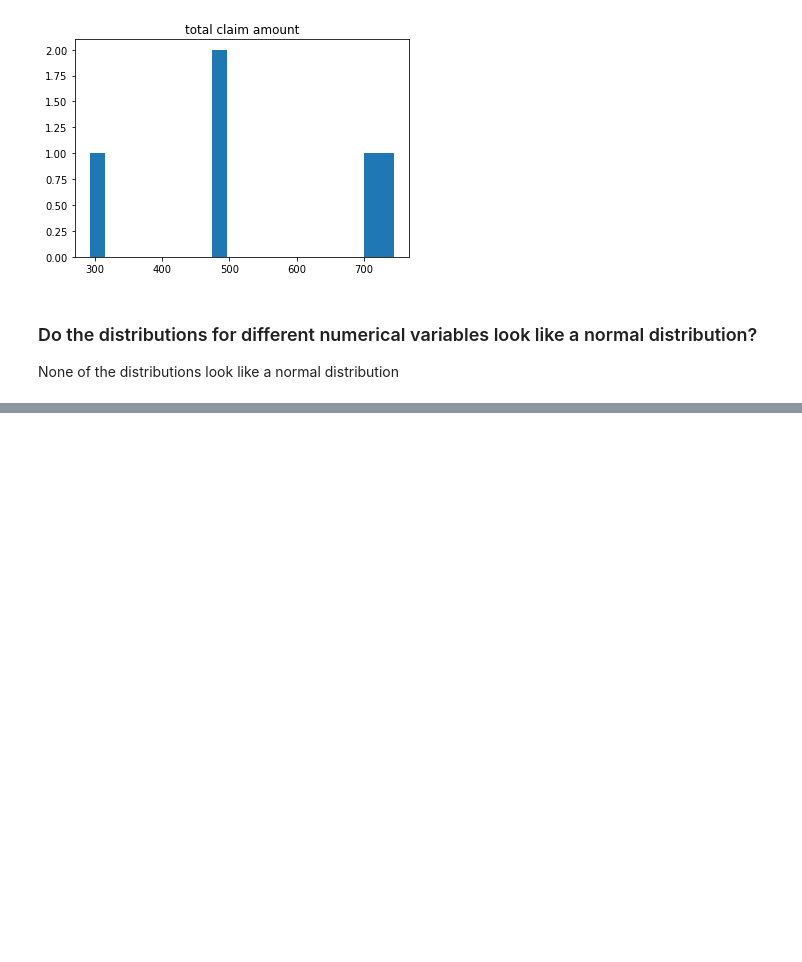
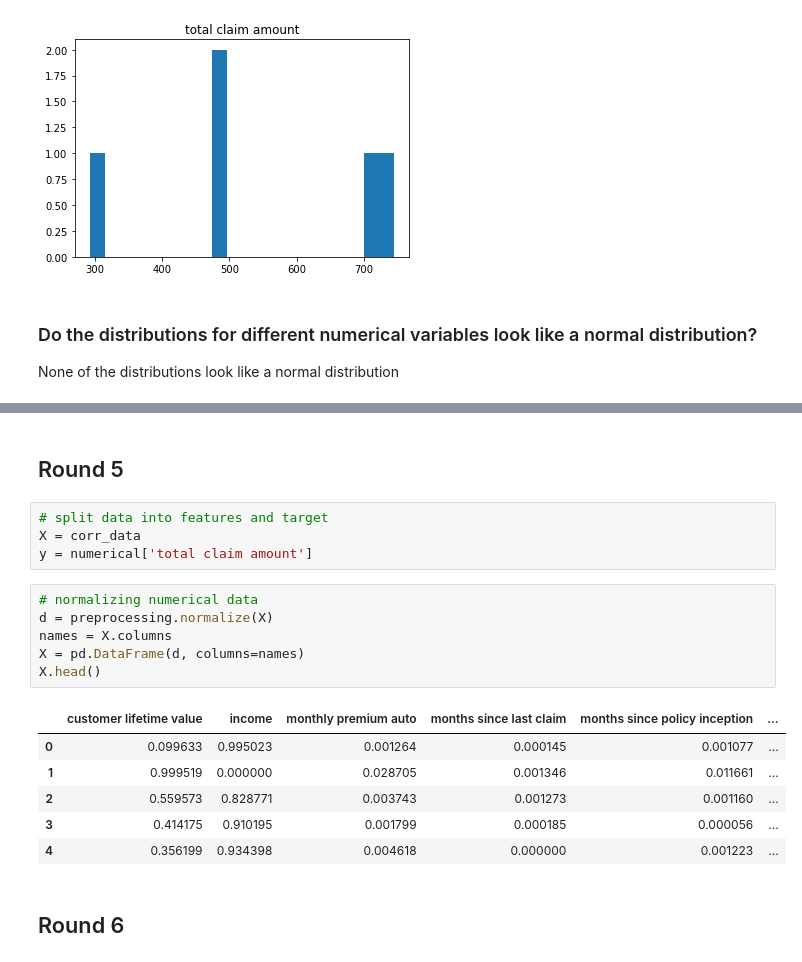
Before and after one commit to missadesola/lab-customer-analysis-round-2, a Jupyter notebook: files_for_lab/csv_files/Customer Analysis Round 2.ipynb, the cells around one changed output, grey strips where cells are left out. Saved outputs shown, nothing was run; the diff lists cells and outputs as text; blank space fills up the shorter version.

Commit message:
Round 5

```diff
--- a/files_for_lab/csv_files/Customer Analysis Round 2.ipynb
+++ b/files_for_lab/csv_files/Customer Analysis Round 2.ipynb
@@ -493,0 +522,21 @@ There is no pair of features that have a high correlation
+# %% [markdown]
+## Round 5
+# %%
+# split data into features and target
+X = corr_data
+y = numerical['total claim amount']
+# %%
+# normalizing numerical data
+d = preprocessing.normalize(X)
+names = X.columns
+X = pd.DataFrame(d, columns=names)
+X.head()
+# %% [output]
+|  | customer lifetime value | income | monthly premium auto | months since last claim | months since policy inception | ... |
+| 0 | 0.099633 | 0.995023 | 0.001264 | 0.000145 | 0.001077 | ... |
+| 1 | 0.999519 | 0.000000 | 0.028705 | 0.001346 | 0.011661 | ... |
+| 2 | 0.559573 | 0.828771 | 0.003743 | 0.001273 | 0.001160 | ... |
+| 3 | 0.414175 | 0.910195 | 0.001799 | 0.000185 | 0.000056 | ... |
+| 4 | 0.356199 | 0.934398 | 0.004618 | 0.000000 | 0.001223 | ... |
+# %% [markdown]
+## Round 6
```
Also changed, not shown: parts of 28 cells of this notebook.
